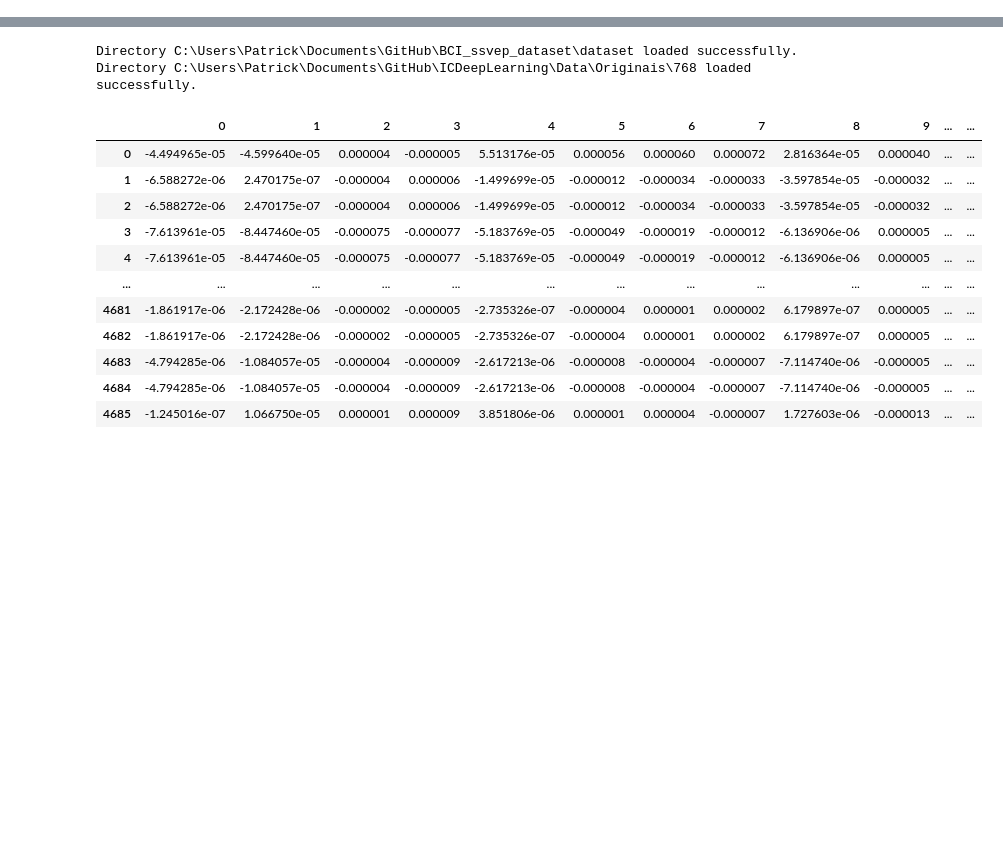
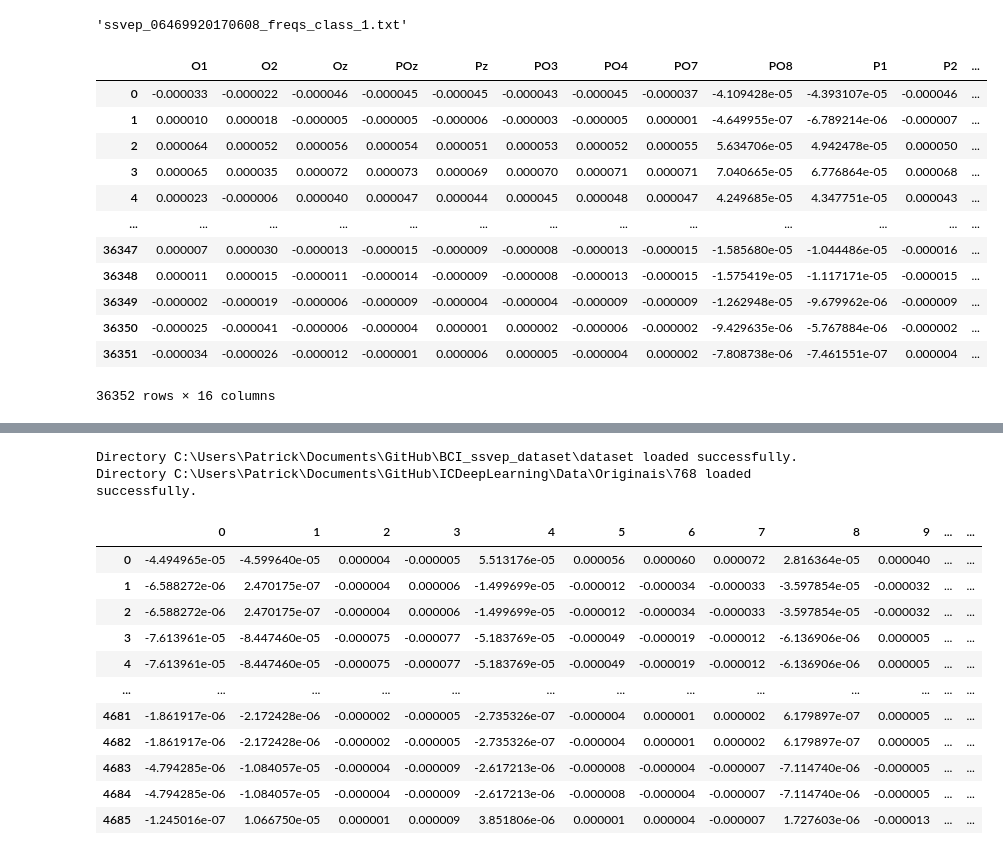
Before and after one commit to patrick-oliveira/ICDeepLearning, a Jupyter notebook: Codigos/Análise de BCI/Data.ipynb, the cells around one changed output, grey strips where cells are left out. Drawn from its saved outputs; the diff is of its cells as text; code cells hidden in the pictures; blank space fills up the shorter version.

```diff
--- a/Codigos/Análise de BCI/Data.ipynb
+++ b/Codigos/Análise de BCI/Data.ipynb
@@ -8,3 +8,29 @@ from utils import path
 from dsloader import *
 import pandas as pd
 import numpy as np
+# %%
+files[0]
+# %% [output]
+'ssvep_06469920170608_freqs_class_1.txt'
+# %%
+RawDataPath = path("C:\\Users\\Patrick\\Documents\\GitHub\\BCI_ssvep_dataset\\dataset")
+files = os.listdir(RawDataPath())
+data1 = get_data_from_file(RawDataPath()+'\\'+files[0])
+BackupRawDataPath = path('C:\\Users\\Patrick\\Documents\\GitHub\\ICDeepLearning\\Data\\Backup\\Originais\\512\\06469920170608')
+data2 = pd.read_csv(BackupRawDataPath()+"\\1\\full.csv")
+# %%
+data1[0]
+# %% [output]
+|  | O1 | O2 | Oz | POz | Pz | PO3 | PO4 | PO7 | PO8 | P1 | P2 | ... |
+| 0 | -0.000033 | -0.000022 | -0.000046 | -0.000045 | -0.000045 | -0.000043 | -0.000045 | -0.000037 | -4.109428e-05 | -4.393107e-05 | -0.000046 | ... |
+| 1 | 0.000010 | 0.000018 | -0.000005 | -0.000005 | -0.000006 | -0.000003 | -0.000005 | 0.000001 | -4.649955e-07 | -6.789214e-06 | -0.000007 | ... |
+| 2 | 0.000064 | 0.000052 | 0.000056 | 0.000054 | 0.000051 | 0.000053 | 0.000052 | 0.000055 | 5.634706e-05 | 4.942478e-05 | 0.000050 | ... |
+| 3 | 0.000065 | 0.000035 | 0.000072 | 0.000073 | 0.000069 | 0.000070 | 0.000071 | 0.000071 | 7.040665e-05 | 6.776864e-05 | 0.000068 | ... |
+| 4 | 0.000023 | -0.000006 | 0.000040 | 0.000047 | 0.000044 | 0.000045 | 0.000048 | 0.000047 | 4.249685e-05 | 4.347751e-05 | 0.000043 | ... |
+| ... | ... | ... | ... | ... | ... | ... | ... | ... | ... | ... | ... | ... |
+| 36347 | 0.000007 | 0.000030 | -0.000013 | -0.000015 | -0.000009 | -0.000008 | -0.000013 | -0.000015 | -1.585680e-05 | -1.044486e-05 | -0.000016 | ... |
+| 36348 | 0.000011 | 0.000015 | -0.000011 | -0.000014 | -0.000009 | -0.000008 | -0.000013 | -0.000015 | -1.575419e-05 | -1.117171e-05 | -0.000015 | ... |
+| 36349 | -0.000002 | -0.000019 | -0.000006 | -0.000009 | -0.000004 | -0.000004 | -0.000009 | -0.000009 | -1.262948e-05 | -9.679962e-06 | -0.000009 | ... |
+| 36350 | -0.000025 | -0.000041 | -0.000006 | -0.000004 | 0.000001 | 0.000002 | -0.000006 | -0.000002 | -9.429635e-06 | -5.767884e-06 | -0.000002 | ... |
+| 36351 | -0.000034 | -0.000026 | -0.000012 | -0.000001 | 0.000006 | 0.000005 | -0.000004 | 0.000002 | -7.808738e-06 | -7.461551e-07 | 0.000004 | ... |
+36352 rows × 16 columns
```
Also changed, not shown: parts of 2 cells of this notebook, 14 other files.
